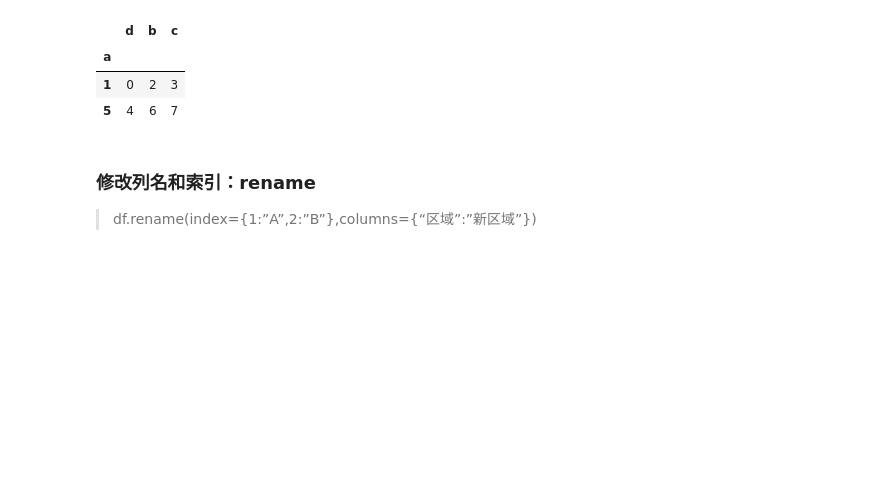
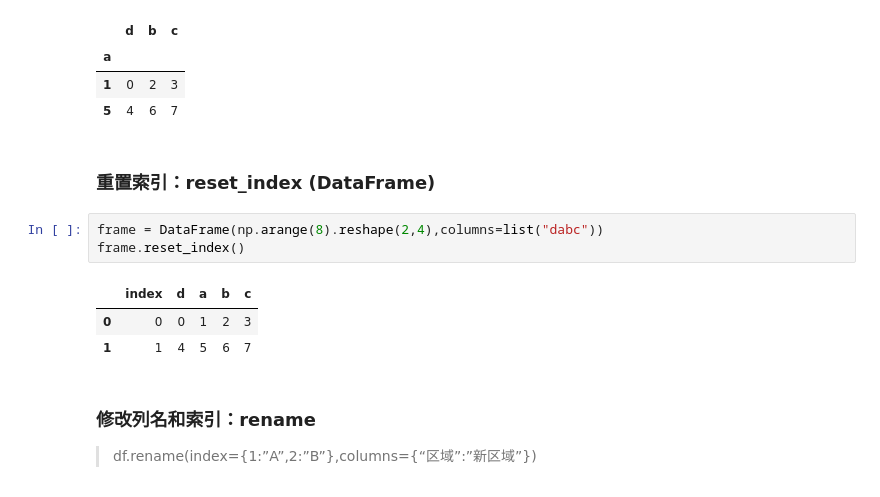
Before and after one commit to wishyoulikebefore/PythonPackages, a Jupyter notebook: 科学计算/pandas/基础.ipynb, the cells around one changed output. Cells and saved outputs as stored; diff of their text form; blank space fills up the shorter version.

```diff
--- a/科学计算/pandas/基础.ipynb
+++ b/科学计算/pandas/基础.ipynb
@@ -82,6 +84,15 @@ frame.set_index("a")
 | a |  |  |  |
 | 1 | 0 | 2 | 3 |
 | 5 | 4 | 6 | 7 |
+# %% [markdown]
+### 重置索引：reset_index (DataFrame)
+# %%
+frame = DataFrame(np.arange(8).reshape(2,4),columns=list("dabc"))
+frame.reset_index()
+# %% [output]
+|  | index | d | a | b | c |
+| 0 | 0 | 0 | 1 | 2 | 3 |
+| 1 | 1 | 4 | 5 | 6 | 7 |
 # %% [markdown]
 ### 修改列名和索引：rename
 > df.rename(index={1:”A”,2:”B”},columns={“区域”:”新区域”})
```
Also changed, not shown: parts of 2 cells of this notebook, 2 other files.
